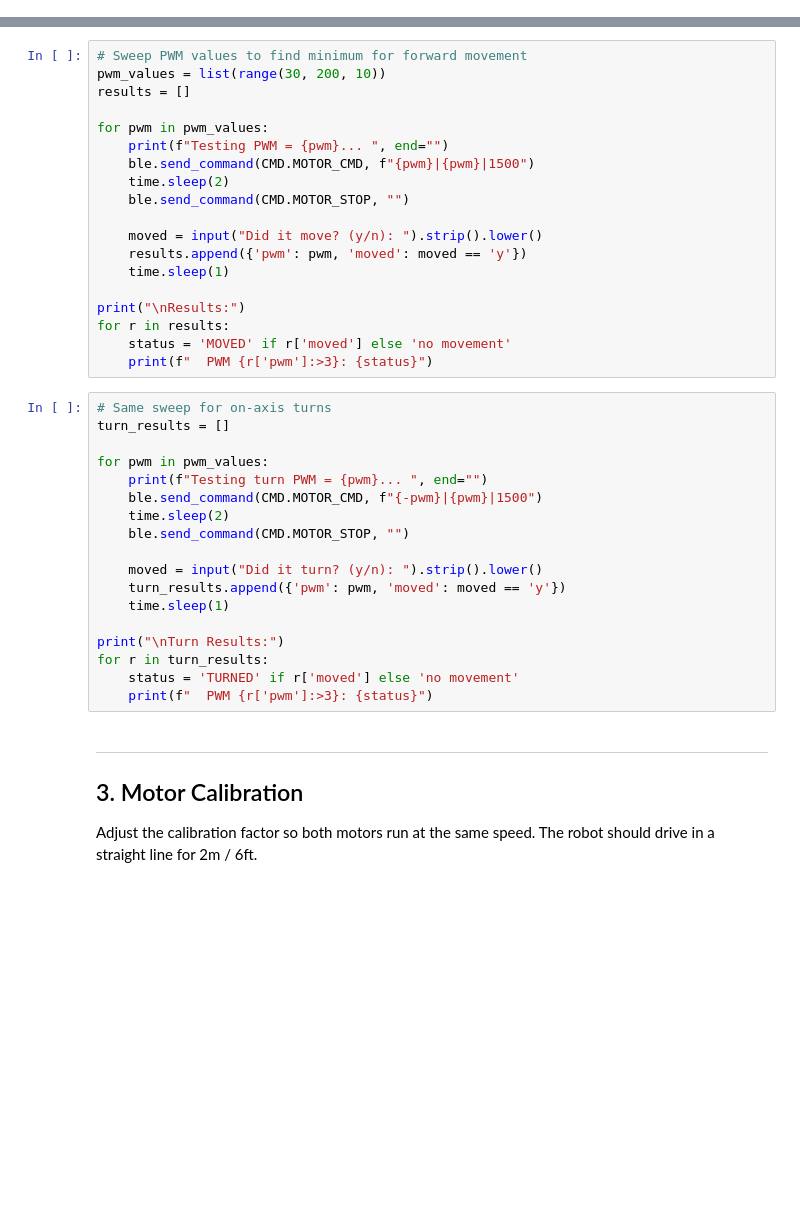
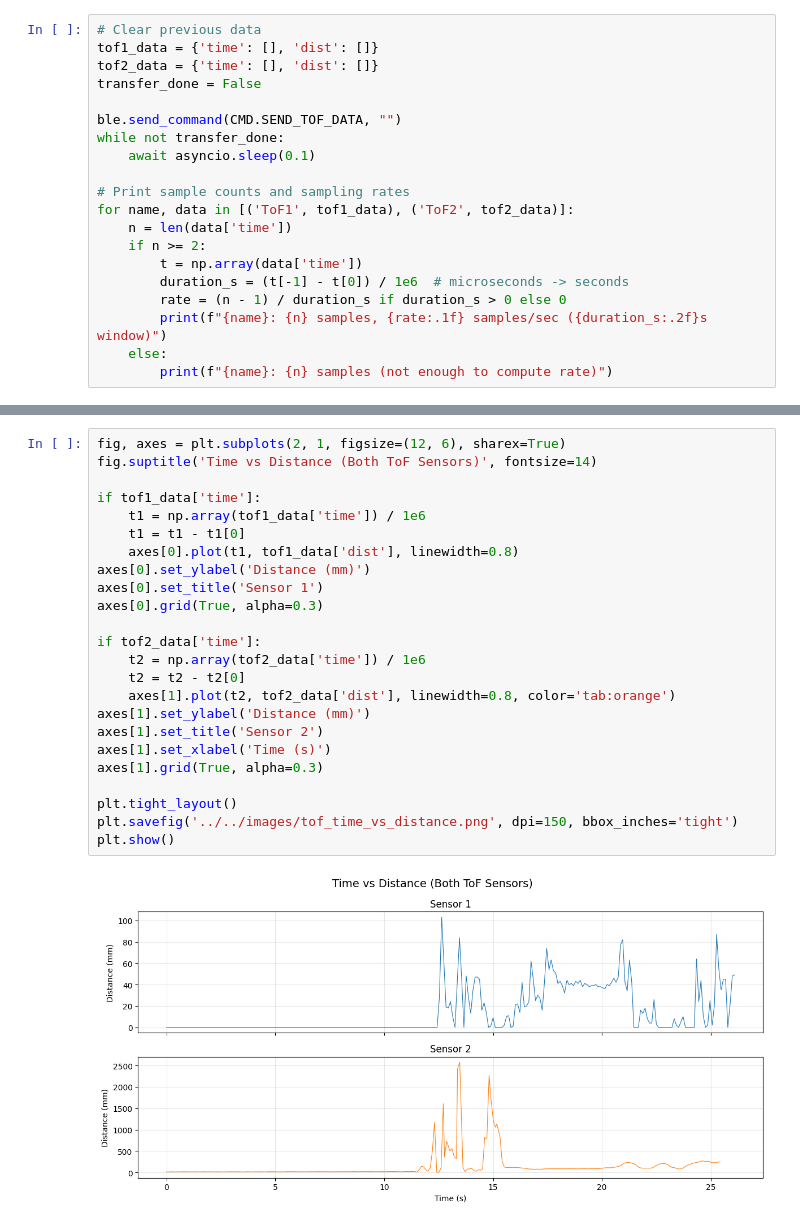
Before and after one commit to Sam-Belliveau/fast-robots, a Jupyter notebook: labs/lab4/ble_robot_1.4/ble_python/demo.ipynb, the cells around one changed output, grey strips where cells are left out. Saved outputs shown, nothing was run; the diff lists cells and outputs as text; blank space fills up the shorter version.

```diff
--- a/labs/lab4/ble_robot_1.4/ble_python/demo.ipynb
+++ b/labs/lab4/ble_robot_1.4/ble_python/demo.ipynb
@@ -118,0 +193,20 @@ Run on the ground (not on its side).
+# %%
+# Clear previous data
+tof1_data = {'time': [], 'dist': []}
+tof2_data = {'time': [], 'dist': []}
+transfer_done = False
+
+ble.send_command(CMD.SEND_TOF_DATA, "")
+while not transfer_done:
+    await asyncio.sleep(0.1)
+
+# Print sample counts and sampling rates
+for name, data in [('ToF1', tof1_data), ('ToF2', tof2_data)]:
+    n = len(data['time'])
+    if n >= 2:
+        t = np.array(data['time'])
+        duration_s = (t[-1] - t[0]) / 1e6  # microseconds -> seconds
+        rate = (n - 1) / duration_s if duration_s > 0 else 0
+        print(f"{name}: {n} samples, {rate:.1f} samples/sec ({duration_s:.2f}s window)")
+    else:
+        print(f"{name}: {n} samples (not enough to compute rate)")
@@ -119,42 +216,26 @@ Run on the ground (not on its side).
 # %%
-# Sweep PWM values to find minimum for forward movement
-pwm_values = list(range(30, 200, 10))
-results = []
+fig, axes = plt.subplots(2, 1, figsize=(12, 6), sharex=True)
+fig.suptitle('Time vs Distance (Both ToF Sensors)', fontsize=14)
 
-for pwm in pwm_values:
-    print(f"Testing PWM = {pwm}... ", end="")
-    ble.send_command(CMD.MOTOR_CMD, f"{pwm}|{pwm}|1500")
-    time.sleep(2)
-    ble.send_command(CMD.MOTOR_STOP, "")
+if tof1_data['time']:
+    t1 = np.array(tof1_data['time']) / 1e6
+    t1 = t1 - t1[0]
+    axes[0].plot(t1, tof1_data['dist'], linewidth=0.8)
+axes[0].set_ylabel('Distance (mm)')
+axes[0].set_title('Sensor 1')
+axes[0].grid(True, alpha=0.3)
 
-    moved = input("Did it move? (y/n): ").strip().lower()
-    results.append({'pwm': pwm, 'moved': moved == 'y'})
-    time.sleep(1)
+if tof2_data['time']:
+    t2 = np.array(tof2_data['time']) / 1e6
+    t2 = t2 - t2[0]
+    axes[1].plot(t2, tof2_data['dist'], linewidth=0.8, color='tab:orange')
+axes[1].set_ylabel('Distance (mm)')
+axes[1].set_title('Sensor 2')
+axes[1].set_xlabel('Time (s)')
+axes[1].grid(True, alpha=0.3)
 
-print("\nResults:")
-for r in results:
-    status = 'MOVED' if r['moved'] else 'no movement'
-    print(f"  PWM {r['pwm']:>3}: {status}")
+plt.tight_layout()
+plt.savefig('../../images/tof_time_vs_distance.png', dpi=150, bbox_inches='tight')
+plt.show()
+# %% [output]
+[figure, added]
-# %%
-# Same sweep for on-axis turns
-turn_results = []
-
-for pwm in pwm_values:
-    print(f"Testing turn PWM = {pwm}... ", end="")
-    ble.send_command(CMD.MOTOR_CMD, f"{-pwm}|{pwm}|1500")
-    time.sleep(2)
-    ble.send_command(CMD.MOTOR_STOP, "")
-
-    moved = input("Did it turn? (y/n): ").strip().lower()
-    turn_results.append({'pwm': pwm, 'moved': moved == 'y'})
-    time.sleep(1)
-
-print("\nTurn Results:")
-for r in turn_results:
-    status = 'TURNED' if r['moved'] else 'no movement'
-    print(f"  PWM {r['pwm']:>3}: {status}")
-# %% [markdown]
----
-## 3. Motor Calibration
-Adjust the calibration factor so both motors run at the same speed.
-The robot should drive in a straight line for 2m / 6ft.
```
Also changed, not shown: parts of 30 cells of this notebook, 15 other files.
